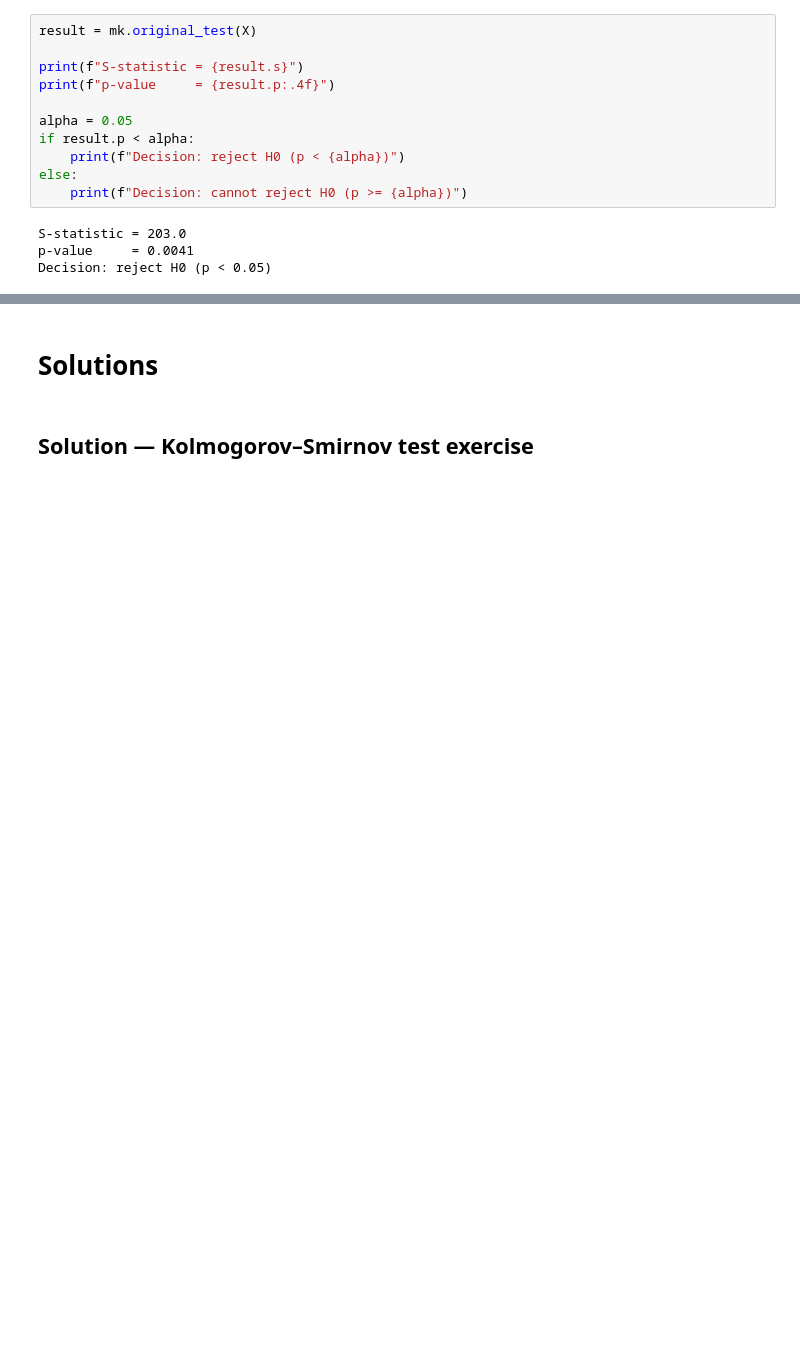
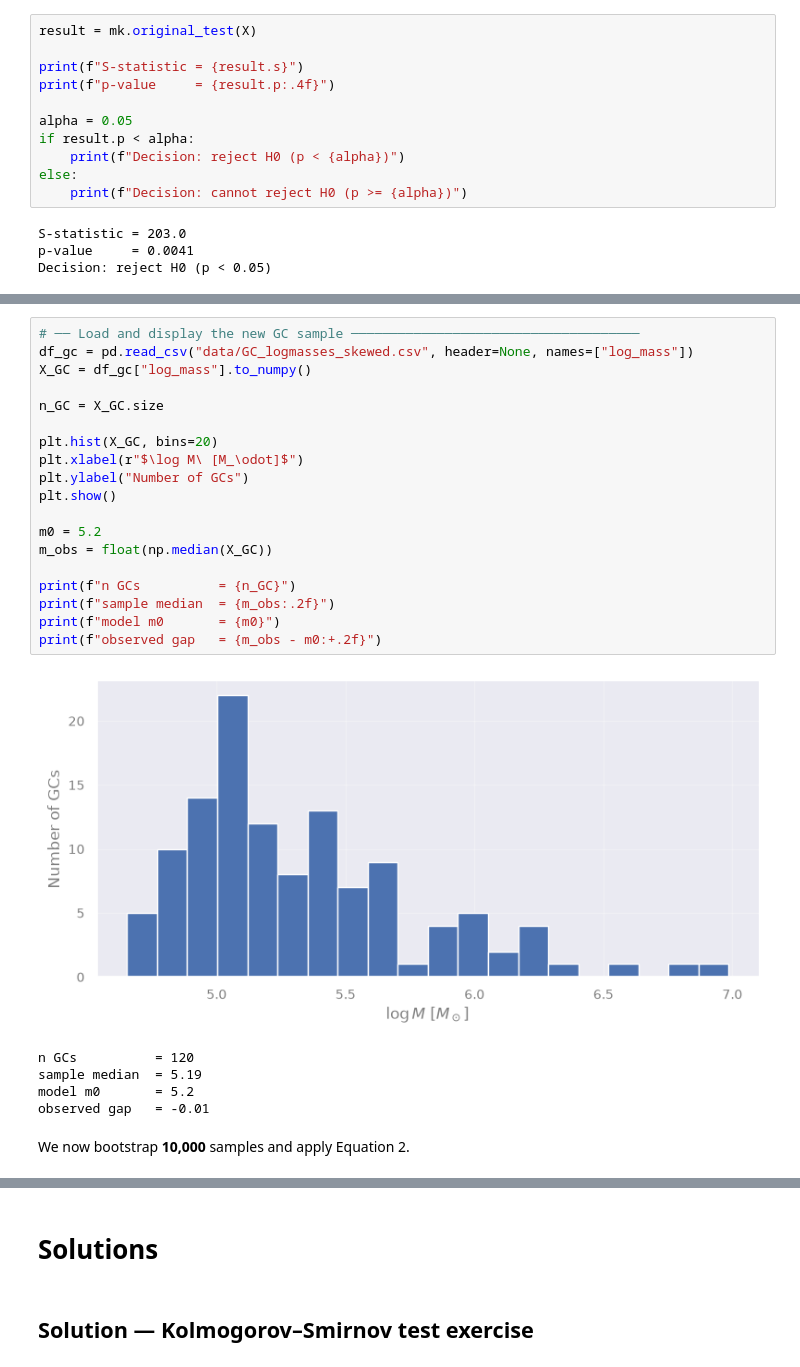
Before and after one commit to AstroStat-Academy/astrostat-school-7, a Jupyter notebook: Hypothesis_Testing/Hypothesis_Testing.ipynb, the cells around one changed output, grey strips where cells are left out. Drawn from its saved outputs; the diff is of its cells as text; blank space fills up the shorter version.

```diff
--- a/Hypothesis_Testing/Hypothesis_Testing.ipynb
+++ b/Hypothesis_Testing/Hypothesis_Testing.ipynb
@@ -540,0 +608,27 @@ Decision: reject H0 (p < 0.05)
+# %%
+# ── Load and display the new GC sample ─────────────────────────────────────
+df_gc = pd.read_csv("data/GC_logmasses_skewed.csv", header=None, names=["log_mass"])
+X_GC = df_gc["log_mass"].to_numpy()
+
+n_GC = X_GC.size
+
+plt.hist(X_GC, bins=20)
+plt.xlabel(r"$\log M\ [M_\odot]$")
+plt.ylabel("Number of GCs")
+plt.show()
+
+m0 = 5.2
+m_obs = float(np.median(X_GC))
+
+print(f"n GCs          = {n_GC}")
+print(f"sample median  = {m_obs:.2f}")
+print(f"model m0       = {m0}")
+print(f"observed gap   = {m_obs - m0:+.2f}")
+# %% [output]
+[figure, added]
+n GCs          = 120
+sample median  = 5.19
+model m0       = 5.2
+observed gap   = -0.01
+# %% [markdown]
+We now bootstrap **10,000** samples and apply Equation 2.
```
Also changed, not shown: parts of 21 cells of this notebook, 1 other file.
